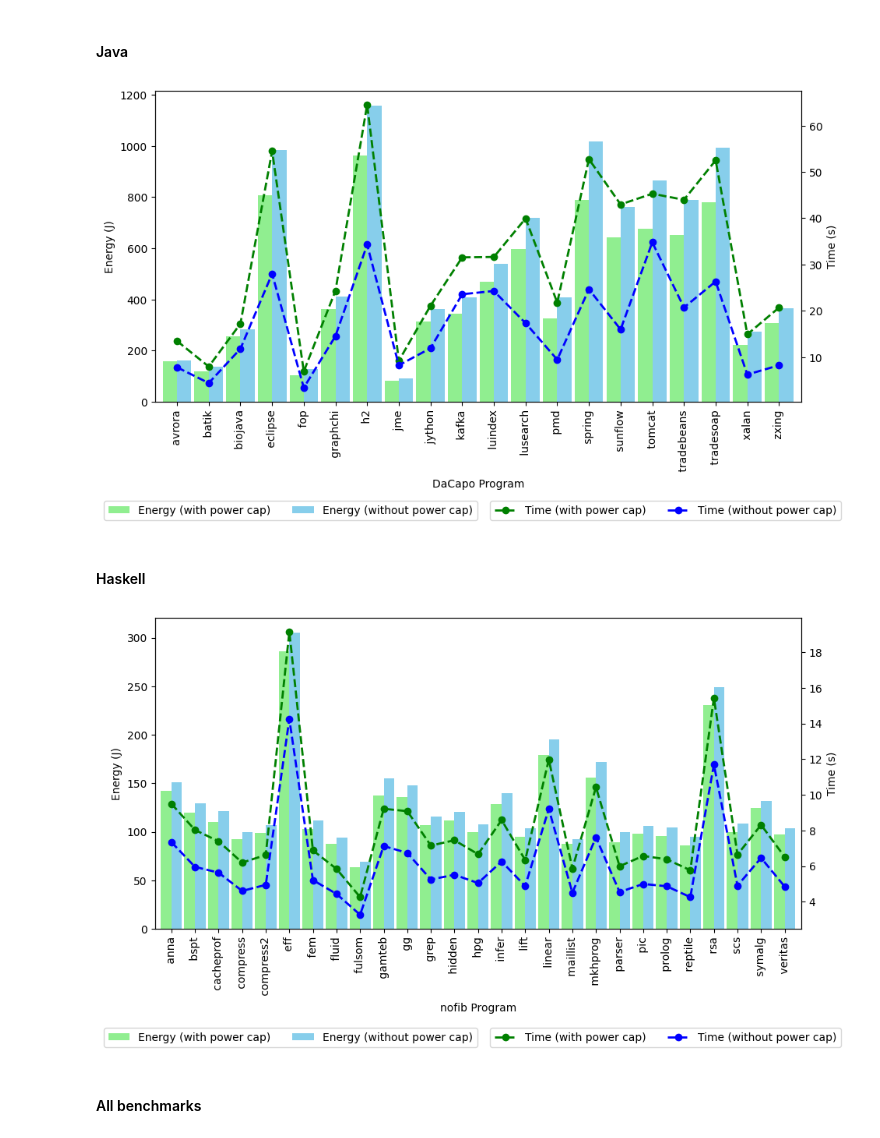
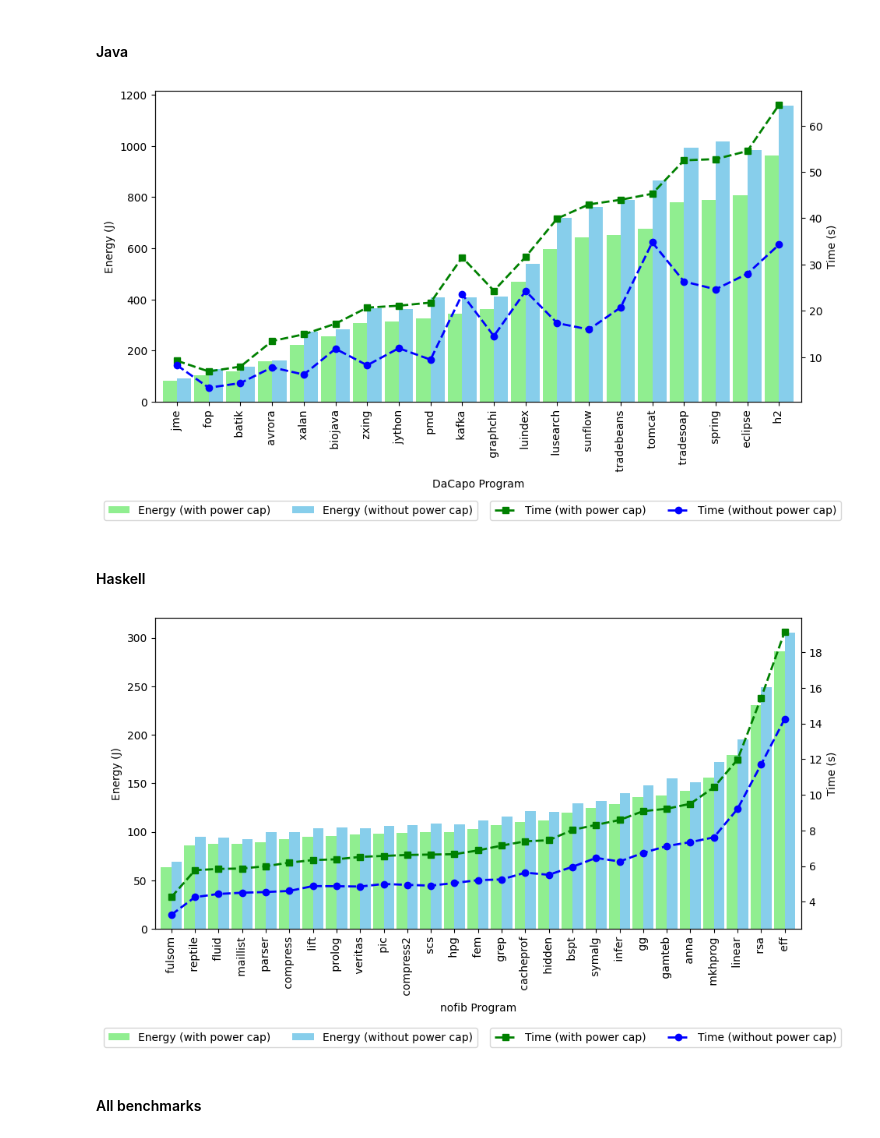
Before and after one commit to LuisMPSilva01/Energy-Languages-PowerCap, a Jupyter notebook: NoteBooks/statistics_benchmarks.ipynb, the cells around one changed output. Cells and saved outputs as stored; diff of their text form; code cells hidden in the pictures.

```diff
--- a/NoteBooks/statistics_benchmarks.ipynb
+++ b/NoteBooks/statistics_benchmarks.ipynb
@@ -255,9 +255,14 @@ df_time.columns = df_time.columns.astype(str)
 df_energy = df_energy[['15', '-1']]
 df_time = df_time[['15', '-1']]
 
+# Sort based on the values of energy in column '15' (with power cap)
+df_energy = df_energy.sort_values(by='15', ascending=True)
+df_time = df_time.loc[df_energy.index]  # Align the index to match df_energy
+
 # Adjusted colors for Energy (J) and Time (ms)
 energy_colors = ['lightgreen', 'skyblue']  # Green for 'with power cap', blue for 'without power cap'
 time_colors = ['green', 'blue']  # Green for 'with power cap', blue for 'without power cap'
+time_markers = ['s', 'o']  # 'o' for circles, 's' for squares
 
 # Create the bar chart for Energy (J)
 fig, ax1 = plt.subplots(figsize=(15, 10))
@@ -271,16 +276,18 @@ ax1.tick_params(axis='x', rotation=90)  # Keep x-axis labels without rotation
 
 # Create a second y-axis for Time (ms)
 ax2 = ax1.twinx()
-df_time.plot(kind='line', ax=ax2, marker='o', linewidth=2, linestyle='--', color=time_colors)
+for i, col in enumerate(df_time.columns):
+    ax2.plot(df_time.index, df_time[col], marker=time_markers[i], linewidth=2, linestyle='--', color=time_colors[i], label=f'Time ({col} power cap)')
 
 # Chart settings for Time (ms)
 ax2.set_ylabel('Time (s)')
-ax2.legend(['Time (with power cap)', 'Time (without power cap)'], loc='upper right')
+ax2.legend(loc='upper right')
 
 # Adjust the legend boxes position to horizontally center them
 ax1.legend(['Energy (with power cap)', 'Energy (without power cap)'], loc='upper center', bbox_to_anchor=(0.32, -0.3), ncol=2)
 ax2.legend(['Time (with power cap)', 'Time (without power cap)'], loc='upper center', bbox_to_anchor=(0.68, -0.3), ncol=2)
 
 plt.tight_layout()
+
 plt.show()
 # %% [output]
@@ -307,36 +314,43 @@ df_time.columns = df_time.columns.astype(str)
 df_energy = df_energy[['15', '-1']]
 df_time = df_time[['15', '-1']]
 
+# Sort based on the values of energy in column '15' (with power cap)
+df_energy = df_energy.sort_values(by='15', ascending=True)
+df_time = df_time.loc[df_energy.index]  # Align the index to match df_energy
+
 # Adjusted colors for Energy (J) and Time (ms)
 energy_colors = ['lightgreen', 'skyblue']  # Green for 'with power cap', blue for 'without power cap'
 time_colors = ['green', 'blue']  # Green for 'with power cap', blue for 'without power cap'
+time_markers = ['s', 'o']  # 'o' for circles, 's' for squares
 
 # Create the bar chart for Energy (J)
 fig, ax1 = plt.subplots(figsize=(10, 6))
 df_energy.plot(kind='bar', ax=ax1, color=energy_colors, width=0.9)  # Increase the bar width to 90% of the standard width
 
 # Chart settings for Energy (J)
 ax1.set_xlabel('DaCapo Program')
 ax1.set_ylabel('Energy (J)')
 ax1.legend(['Energy (with power cap)', 'Energy (without power cap)'], loc='upper left')
 ax1.tick_params(axis='x', rotation=90)  # Keep x-axis labels without rotation
 
 # Create a second y-axis for Time (ms)
 ax2 = ax1.twinx()
-df_time.plot(kind='line', ax=ax2, marker='o', linewidth=2, linestyle='--', color=time_colors)
+for i, col in enumerate(df_time.columns):
+    ax2.plot(df_time.index, df_time[col], marker=time_markers[i], linewidth=2, linestyle='--', color=time_colors[i], label=f'Time ({col} power cap)')
 
 # Chart settings for Time (ms)
 ax2.set_ylabel('Time (s)')
-ax2.legend(['Time (with power cap)', 'Time (without power cap)'], loc='upper right')
+ax2.legend(loc='upper right')
 
 # Adjust the legend boxes position to horizontally center them
 ax1.legend(['Energy (with power cap)', 'Energy (without power cap)'], loc='upper center', bbox_to_anchor=(0.21, -0.3), ncol=2)
 ax2.legend(['Time (with power cap)', 'Time (without power cap)'], loc='upper center', bbox_to_anchor=(0.79, -0.3), ncol=2)
 
 plt.tight_layout()
+
 plt.show()
 # %% [output]
-[figure, old version]
+[figure, new version]
 # %% [markdown]
 #### Haskell
 # %%
@@ -359,9 +373,14 @@ df_time.columns = df_time.columns.astype(str)
 df_energy = df_energy[['15', '-1']]
 df_time = df_time[['15', '-1']]
 
+# Sort based on the values of energy in column '15' (with power cap)
+df_energy = df_energy.sort_values(by='15', ascending=True)
+df_time = df_time.loc[df_energy.index]  # Align the index to match df_energy
+
 # Adjusted colors for Energy (J) and Time (ms)
 energy_colors = ['lightgreen', 'skyblue']  # Green for 'with power cap', blue for 'without power cap'
 time_colors = ['green', 'blue']  # Green for 'with power cap', blue for 'without power cap'
+time_markers = ['s', 'o']  # 'o' for circles, 's' for squares
 
 # Create the bar chart for Energy (J)
 fig, ax1 = plt.subplots(figsize=(10, 6))
@@ -375,20 +394,22 @@ ax1.tick_params(axis='x', rotation=90)  # Keep x-axis labels without rotation
 
 # Create a second y-axis for Time (ms)
 ax2 = ax1.twinx()
-df_time.plot(kind='line', ax=ax2, marker='o', linewidth=2, linestyle='--', color=time_colors)
+for i, col in enumerate(df_time.columns):
+    ax2.plot(df_time.index, df_time[col], marker=time_markers[i], linewidth=2, linestyle='--', color=time_colors[i], label=f'Time ({col} power cap)')
 
 # Chart settings for Time (ms)
 ax2.set_ylabel('Time (s)')
-ax2.legend(['Time (with power cap)', 'Time (without power cap)'], loc='upper right')
+ax2.legend(loc='upper right')
 
 # Adjust the legend boxes position to horizontally center them
 ax1.legend(['Energy (with power cap)', 'Energy (without power cap)'], loc='upper center', bbox_to_anchor=(0.21, -0.3), ncol=2)
 ax2.legend(['Time (with power cap)', 'Time (without power cap)'], loc='upper center', bbox_to_anchor=(0.79, -0.3), ncol=2)
 
 plt.tight_layout()
+
 plt.show()
 # %% [output]
-[figure, old version]
+[figure, new version]
 # %% [markdown]
 #### All benchmarks
 # %%
```
Also changed, not shown: parts of 1 cell of this notebook.
